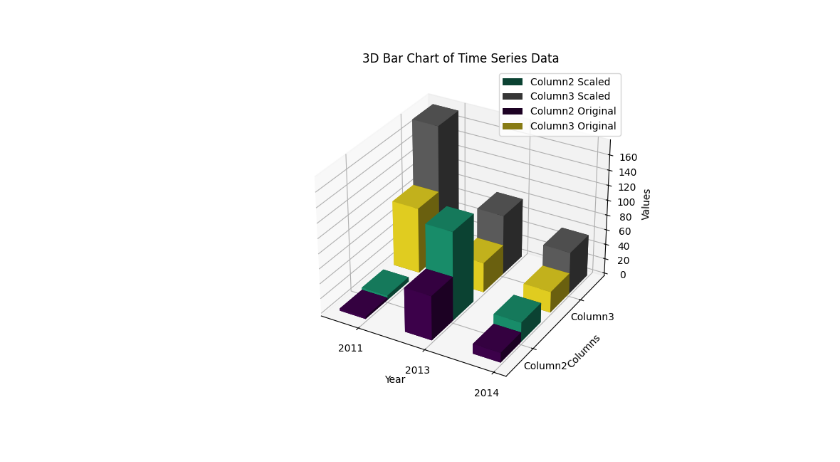
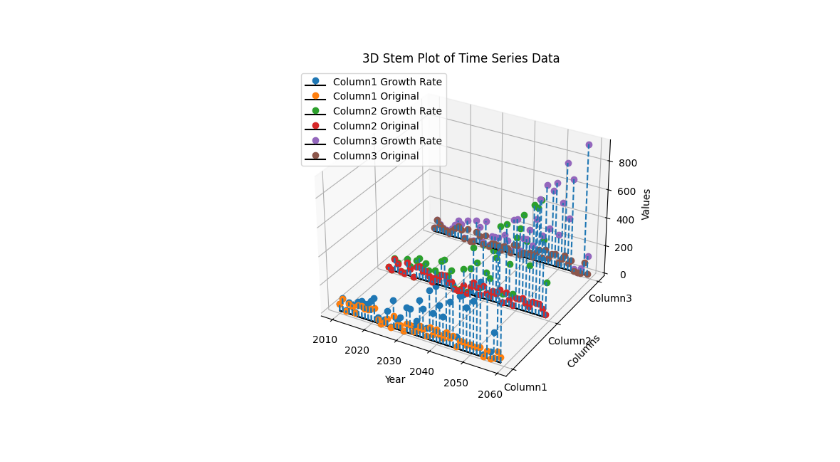
Before and after one commit to saeedbaba1368/Data-Engineering, a Jupyter notebook: Machine Learning & Data Science/graphing-examples/sample.ipynb, the cells around one changed output. Drawn from its saved outputs; the diff is of its cells as text; code cells hidden in the pictures.

Commit message:
adding graphs

```diff
--- a/Machine Learning & Data Science/graphing-examples/sample.ipynb
+++ b/Machine Learning & Data Science/graphing-examples/sample.ipynb
@@ -152,18 +222,18 @@ class InteractivePlotter:
 # %%
 # Generate random data
 np.random.seed(42)
 data = {'Year': list(range(2010, 2010 + 50)),
         'Column1': np.random.randint(0, 100, size=50),
         'Column2': np.random.randint(0, 100, size=50),
         'Column3': np.random.randint(0, 100, size=50)}
 
 df = pd.DataFrame(data)
 df.set_index('Year', inplace=True)
 
 plotter = InteractivePlotter( dataframe=df)
-plotter.plot_3d_bar(columns_to_include=['Column2', 'Column3'], scale_factor=2.0, show_original=True, years_subset=[2011, 2013, 2014])
-# plotter.plot_3d_line(columns_to_include=['Column1', 'Column2', 'Column3'], add_average=False, scale_factor=2.0, show_original=True, years_subset=[2011, 2013, 2014])
-# plotter.plot_3d_stem(columns_to_include=['Column1', 'Column2', 'Column3'], add_average=False, scale_factor=0.3, show_original=True, years_subset=[2010, 2011, 2013, 2014])
+# plotter.plot_3d_bar(columns_to_include=['Column1', 'Column2'], years_subset=[2010, 2011, 2013, 2014], growth_rate=0.05)
+# plotter.plot_3d_line(columns_to_include=['Column1', 'Column2', 'Column3'], add_average=True, scale_factor=None, growth_rate=0.05,  show_original=True, years_subset=None)
+plotter.plot_3d_stem(columns_to_include=['Column1', 'Column2', 'Column3'], add_average=False, scale_factor=None, show_original=True, years_subset=None, growth_rate=0.05)
 # %% [output]
-[figure, old version]
+[figure, new version]
 # %%
```
Also changed, not shown: parts of 3 cells of this notebook.
